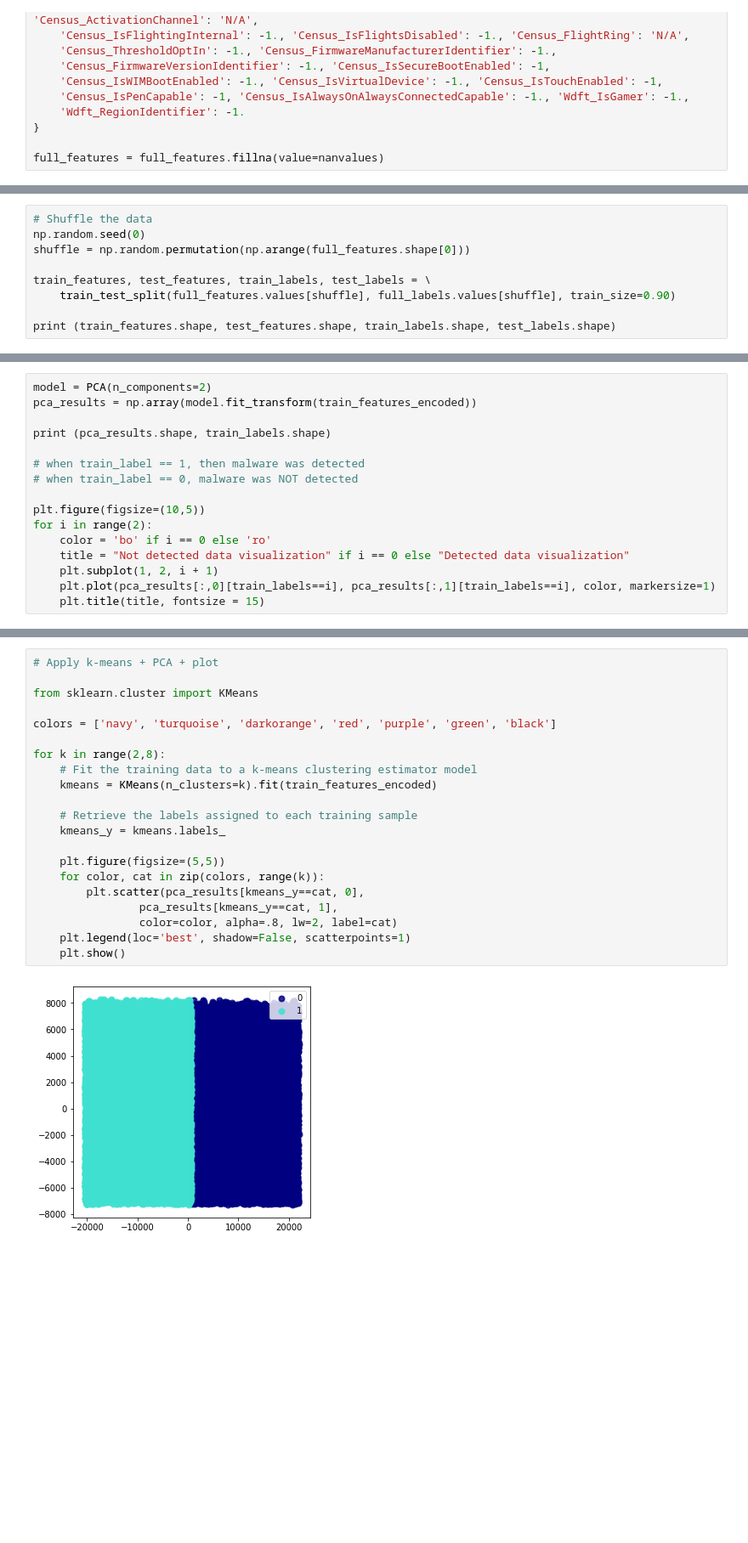
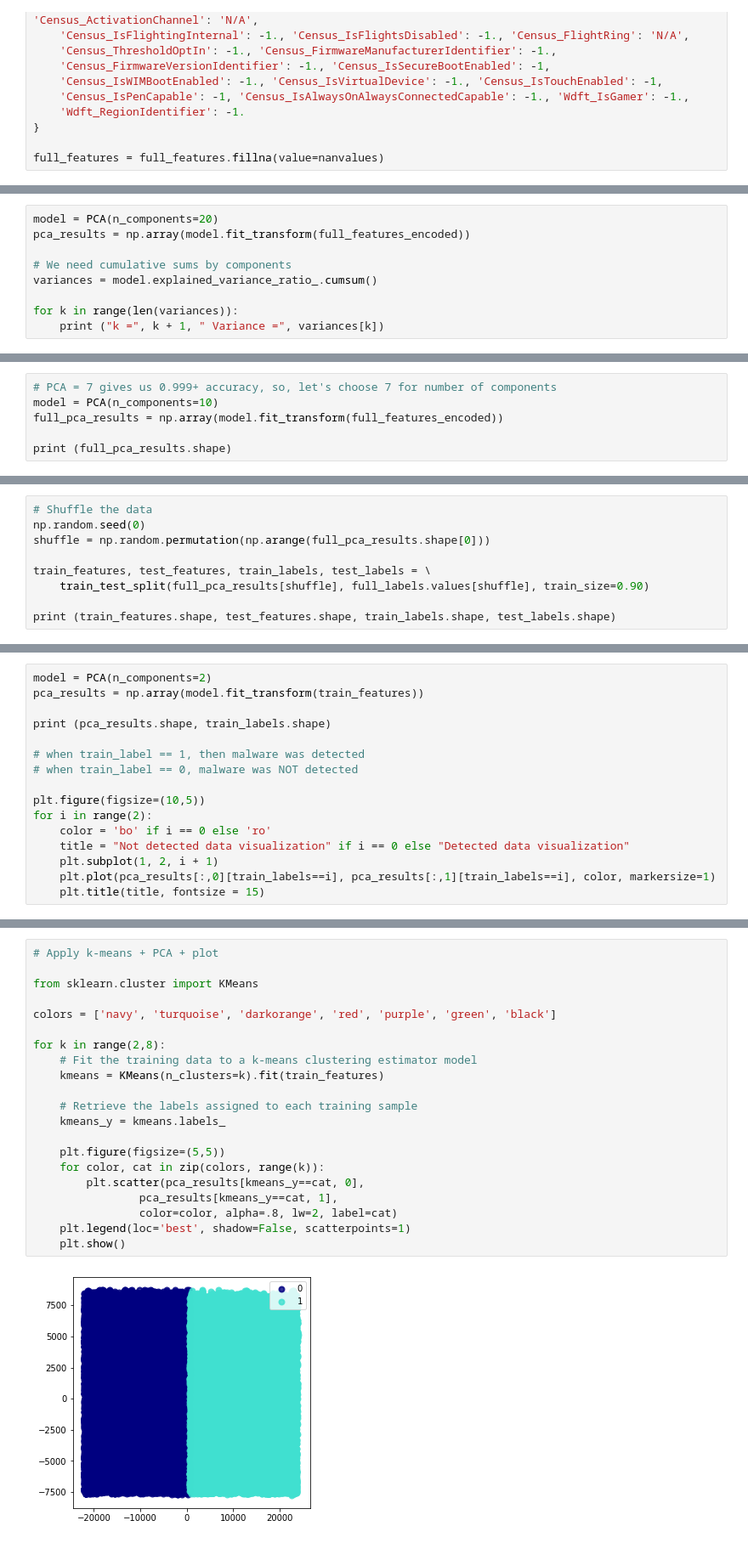
Before and after one commit to nugzar/mics-w207, a Jupyter notebook: w207_project.ipynb, the cells around one changed output, grey strips where cells are left out. Shown at 85% size. Cells and saved outputs as stored; diff of their text form; blank space fills up the shorter version.

```diff
--- a/w207_project.ipynb
+++ b/w207_project.ipynb
@@ -270,0 +272,9 @@ full_features
+# %%
+model = PCA(n_components=20)
+pca_results = np.array(model.fit_transform(full_features_encoded))
+
+# We need cumulative sums by components
+variances = model.explained_variance_ratio_.cumsum()
+
+for k in range(len(variances)):
+    print ("k =", k + 1, " Variance =", variances[k])
@@ -270,0 +302,6 @@ full_features
+# %%
+# PCA = 7 gives us 0.999+ accuracy, so, let's choose 7 for number of components
+model = PCA(n_components=10)
+full_pca_results = np.array(model.fit_transform(full_features_encoded))
+
+print (full_pca_results.shape)
@@ -271,10 +310,10 @@ full_features
 # %%
 # Shuffle the data
 np.random.seed(0)
-shuffle = np.random.permutation(np.arange(full_features.shape[0]))
+shuffle = np.random.permutation(np.arange(full_pca_results.shape[0]))
 
 train_features, test_features, train_labels, test_labels = \
-    train_test_split(full_features.values[shuffle], full_labels.values[shuffle], train_size=0.90)
+    train_test_split(full_pca_results[shuffle], full_labels.values[shuffle], train_size=0.90)
 
 print (train_features.shape, test_features.shape, train_labels.shape, test_labels.shape)
 # %% [output]
@@ -329,6 +321,6 @@ k = 20  Variance = 0.9999931532903796
 # %%
 model = PCA(n_components=2)
-pca_results = np.array(model.fit_transform(train_features_encoded))
+pca_results = np.array(model.fit_transform(train_features))
 
 print (pca_results.shape, train_labels.shape)
 
@@ -348,23 +340,23 @@ for i in range(2):
 # %%
 # Apply k-means + PCA + plot
 
 from sklearn.cluster import KMeans
 
 colors = ['navy', 'turquoise', 'darkorange', 'red', 'purple', 'green', 'black']
 
 for k in range(2,8):
     # Fit the training data to a k-means clustering estimator model
-    kmeans = KMeans(n_clusters=k).fit(train_features_encoded)
+    kmeans = KMeans(n_clusters=k).fit(train_features)
 
     # Retrieve the labels assigned to each training sample
     kmeans_y = kmeans.labels_
 
     plt.figure(figsize=(5,5))
     for color, cat in zip(colors, range(k)):
         plt.scatter(pca_results[kmeans_y==cat, 0],
                 pca_results[kmeans_y==cat, 1],
                 color=color, alpha=.8, lw=2, label=cat)
     plt.legend(loc='best', shadow=False, scatterpoints=1)
     plt.show()
 # %% [output]
-[figure, old version]
+[figure, new version]
```
Also changed, not shown: parts of 17 cells of this notebook.
